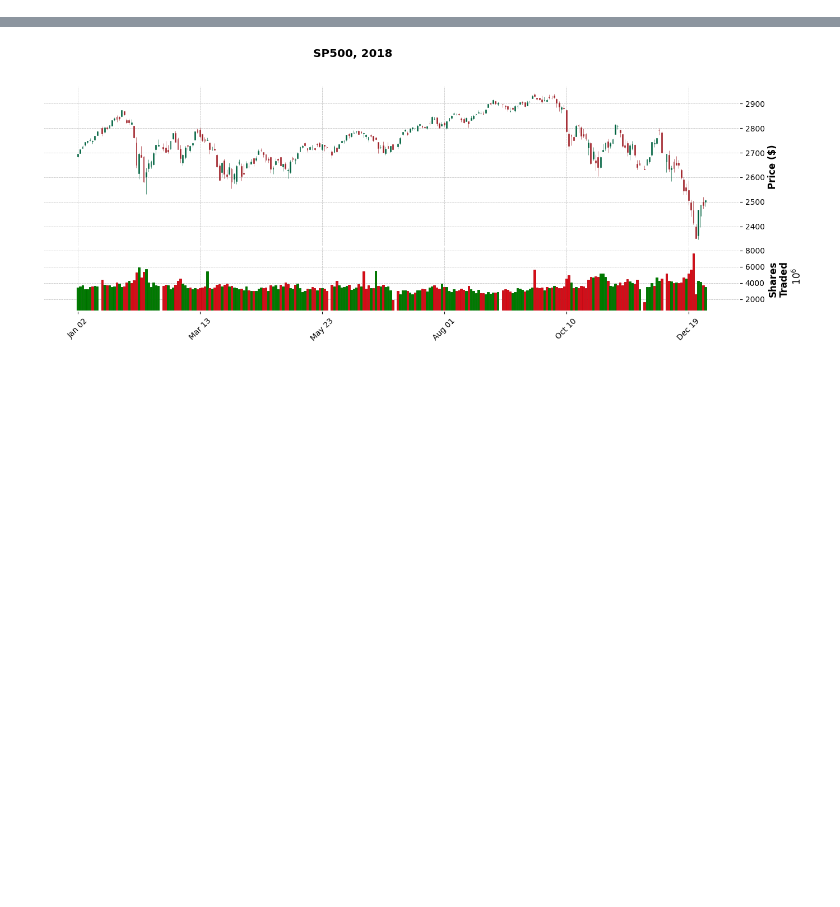
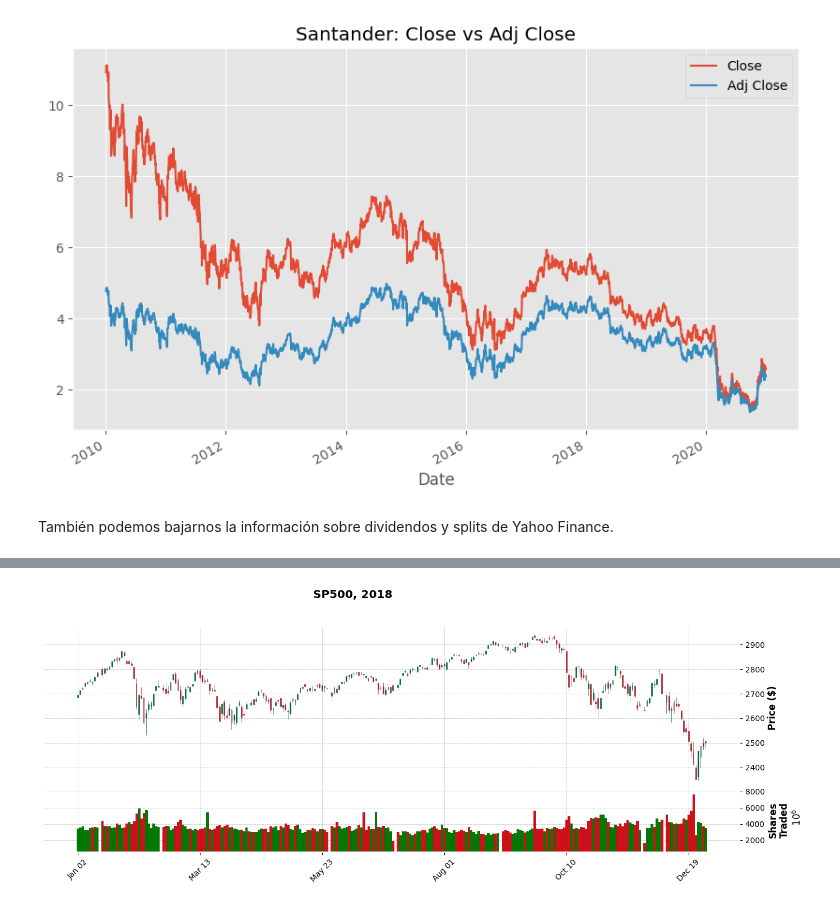
Before and after one commit to alfonso-santos/Intro-Python-Finanzas-2023, a Jupyter notebook: 7_Analisis_Info_Bolsa/7_1_Data_Inicio.ipynb, the cells around one changed output, grey strips where cells are left out. Cells and saved outputs as stored; diff of their text form; code cells hidden in the pictures; blank space fills up the shorter version.

```diff
--- a/7_Analisis_Info_Bolsa/7_1_Data_Inicio.ipynb
+++ b/7_Analisis_Info_Bolsa/7_1_Data_Inicio.ipynb
@@ -55,0 +90,7 @@ precios_OHLC = yf.download(list(indices_dic.values()), start='2003-07-30', end='
+# %%
+start_date = '2010-01-01'
+end_date = '2020-12-31'
+
+san_OHLC_df = yf.download(tickers="SAN.MC", start = start_date, end = end_date)
+
+san_OHLC_df.head(2)
@@ -55,0 +103,8 @@ precios_OHLC = yf.download(list(indices_dic.values()), start='2003-07-30', end='
+# %%
+# Hacemos un gráfico con los precios de cierre y ajustado
+san_OHLC_df[['Close', 'Adj Close']].plot(figsize=(10, 6))
+plt.title('Santander: Close vs Adj Close');
+# %% [output]
+[figure, added]
+# %% [markdown]
+También podemos bajarnos la información sobre dividendos y splits de Yahoo Finance.
```
Also changed, not shown: parts of 114 cells of this notebook, 4 other files.
